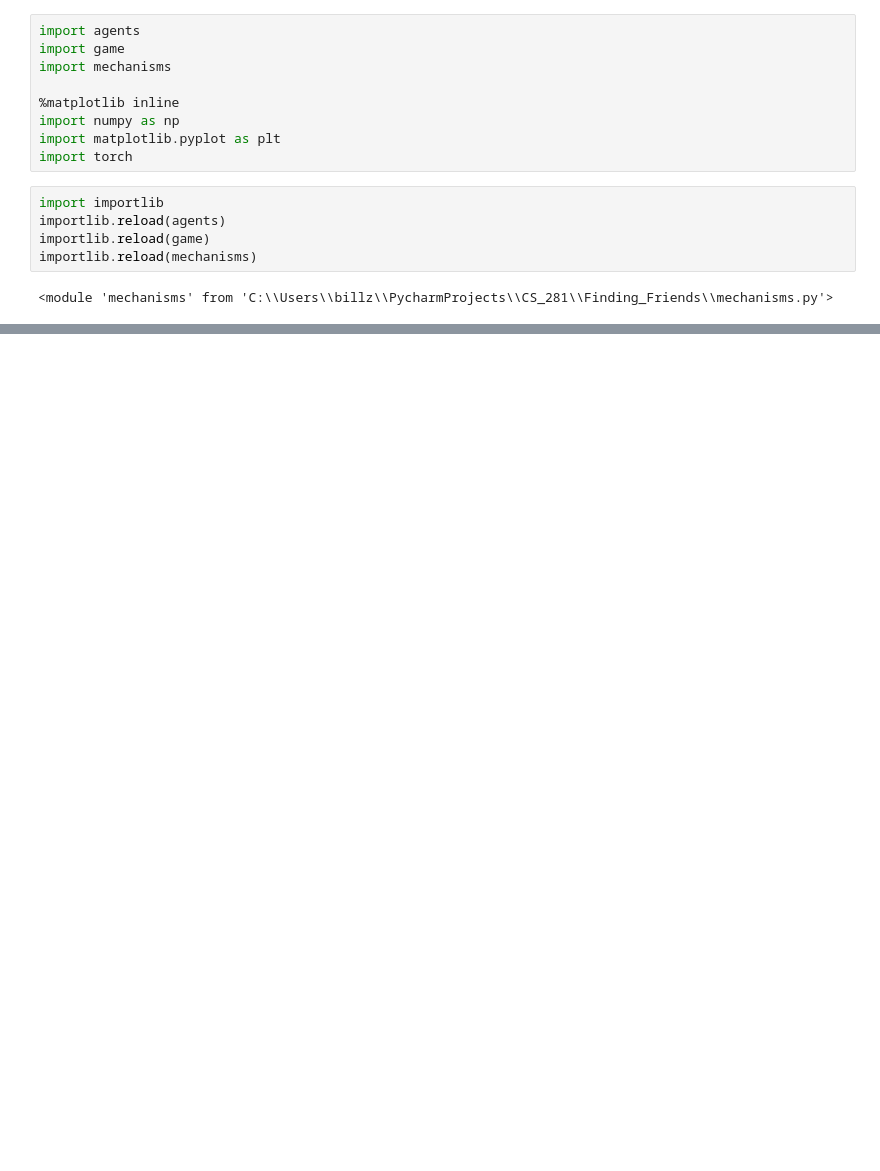
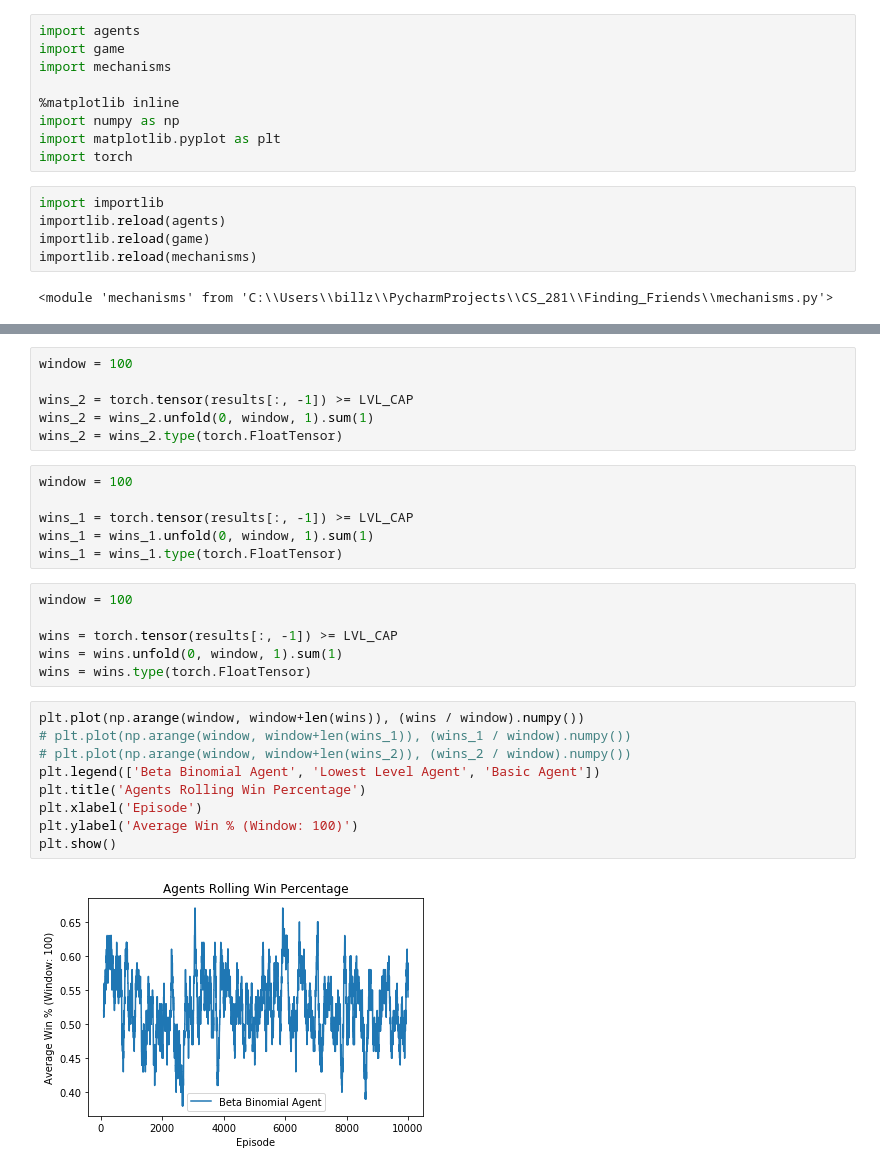
Before and after one commit to bzhang42/Finding_Friends, a Jupyter notebook: game_analysis.ipynb, the cells around one changed output, grey strips where cells are left out. Saved outputs shown, nothing was run; the diff lists cells and outputs as text; blank space fills up the shorter version.

```diff
--- a/game_analysis.ipynb
+++ b/game_analysis.ipynb
@@ -79,2 +73,31 @@ np.sum([results[i][-1] >= LVL_CAP for i in range(len(results))]) / NUM_TRIALS
+# %%
+window = 100
+
+wins_2 = torch.tensor(results[:, -1]) >= LVL_CAP
+wins_2 = wins_2.unfold(0, window, 1).sum(1)
+wins_2 = wins_2.type(torch.FloatTensor)
+# %%
+window = 100
+
+wins_1 = torch.tensor(results[:, -1]) >= LVL_CAP
+wins_1 = wins_1.unfold(0, window, 1).sum(1)
+wins_1 = wins_1.type(torch.FloatTensor)
+# %%
+window = 100
+
+wins = torch.tensor(results[:, -1]) >= LVL_CAP
+wins = wins.unfold(0, window, 1).sum(1)
+wins = wins.type(torch.FloatTensor)
+# %%
+plt.plot(np.arange(window, window+len(wins)), (wins / window).numpy())
+# plt.plot(np.arange(window, window+len(wins_1)), (wins_1 / window).numpy())
+# plt.plot(np.arange(window, window+len(wins_2)), (wins_2 / window).numpy())
+plt.legend(['Beta Binomial Agent', 'Lowest Level Agent', 'Basic Agent'])
+plt.title('Agents Rolling Win Percentage')
+plt.xlabel('Episode')
+plt.ylabel('Average Win % (Window: 100)')
+plt.show()
+# %% [output]
+[figure, added]
 # %%
 ff_agents[-1].skill
```
Also changed, not shown: parts of 12 cells of this notebook, 13 other files.
